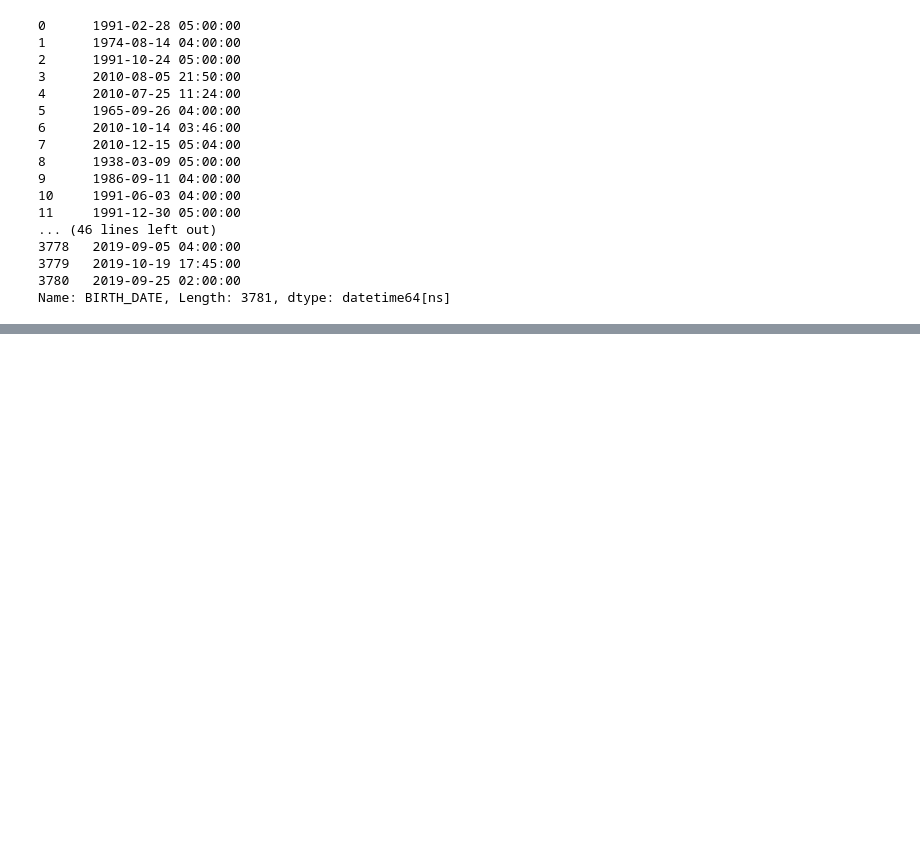
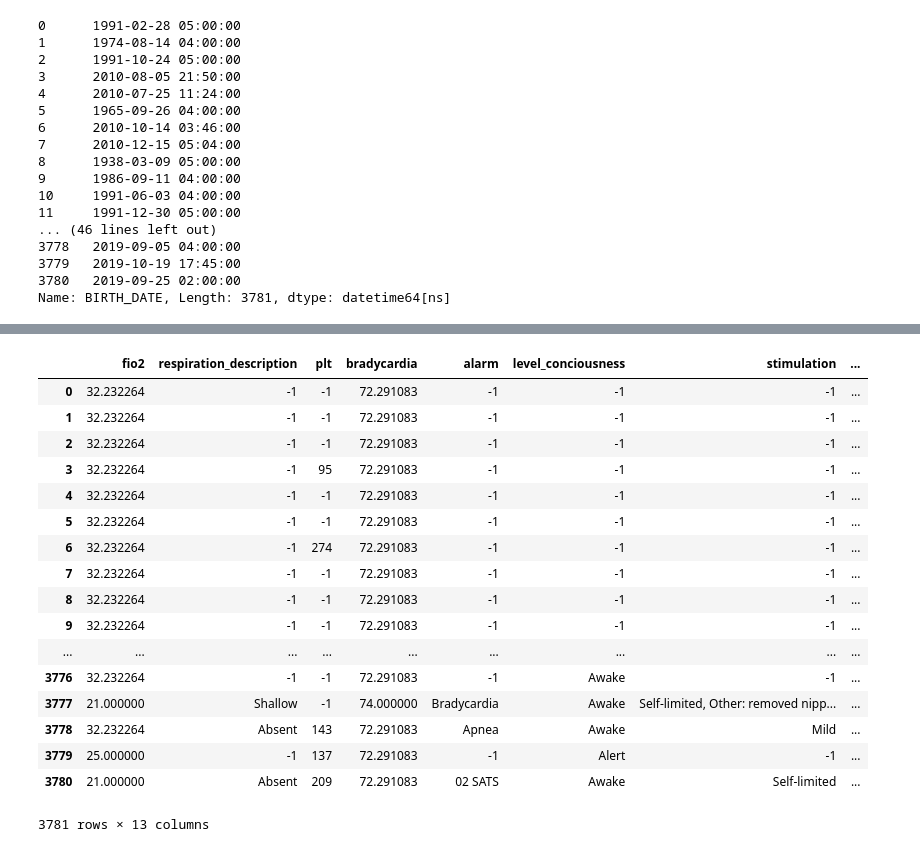
Before and after one commit to bvenkat2/NICU-Research, a Jupyter notebook: Feature Generation.ipynb, the cells around one changed output, grey strips where cells are left out. Drawn from its saved outputs; the diff is of its cells as text; code cells hidden in the pictures; blank space fills up the shorter version.

```diff
--- a/Feature Generation.ipynb
+++ b/Feature Generation.ipynb
@@ -122,0 +149,24 @@ features
+# %%
+features_df = features_df.replace('UnableToReport',-1)
+features_df = features_df.replace('Invalid Result',-1)
+
+features_df
+# %% [output]
+|  | fio2 | respiration_description | plt | bradycardia | alarm | level_conciousness | stimulation | ... |
+| 0 | 32.232264 | -1 | -1 | 72.291083 | -1 | -1 | -1 | ... |
+| 1 | 32.232264 | -1 | -1 | 72.291083 | -1 | -1 | -1 | ... |
+| 2 | 32.232264 | -1 | -1 | 72.291083 | -1 | -1 | -1 | ... |
+| 3 | 32.232264 | -1 | 95 | 72.291083 | -1 | -1 | -1 | ... |
+| 4 | 32.232264 | -1 | -1 | 72.291083 | -1 | -1 | -1 | ... |
+| 5 | 32.232264 | -1 | -1 | 72.291083 | -1 | -1 | -1 | ... |
+| 6 | 32.232264 | -1 | 274 | 72.291083 | -1 | -1 | -1 | ... |
+| 7 | 32.232264 | -1 | -1 | 72.291083 | -1 | -1 | -1 | ... |
+| 8 | 32.232264 | -1 | -1 | 72.291083 | -1 | -1 | -1 | ... |
+| 9 | 32.232264 | -1 | -1 | 72.291083 | -1 | -1 | -1 | ... |
+| ... | ... | ... | ... | ... | ... | ... | ... | ... |
+| 3776 | 32.232264 | -1 | -1 | 72.291083 | -1 | Awake | -1 | ... |
+| 3777 | 21.000000 | Shallow | -1 | 74.000000 | Bradycardia | Awake | Self-limited, Other: removed nipp... | ... |
+| 3778 | 32.232264 | Absent | 143 | 72.291083 | Apnea | Awake | Mild | ... |
+| 3779 | 25.000000 | -1 | 137 | 72.291083 | -1 | Alert | -1 | ... |
+| 3780 | 21.000000 | Absent | 209 | 72.291083 | 02 SATS | Awake | Self-limited | ... |
+3781 rows × 13 columns
```
Also changed, not shown: parts of 33 cells of this notebook, 15 other files.
